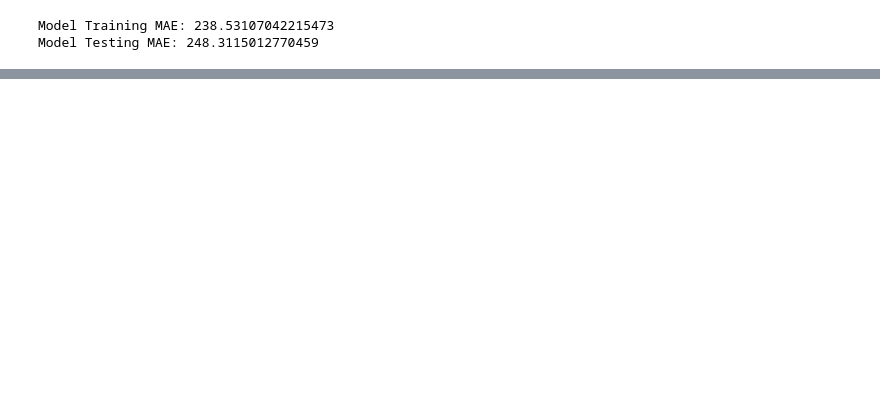
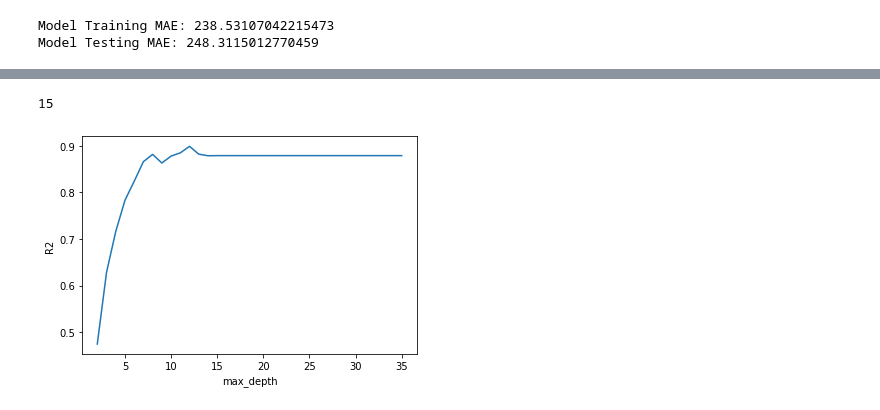
Before and after one commit to LarsonBodden/Car-Purchasing-Model, a Jupyter notebook: Car_Purchasing_Model_Project_.ipynb, the cells around one changed output, grey strips where cells are left out. Cells and saved outputs as stored; diff of their text form; code cells hidden in the pictures; blank space fills up the shorter version.

```diff
--- a/Car_Purchasing_Model_Project_.ipynb
+++ b/Car_Purchasing_Model_Project_.ipynb
@@ -329,0 +418,5 @@ def eval_classification(model, X_train, X_test, y_train, y_test):
+# %%
+# Decision Tree Model
+dec_tree = DecisionTreeRegressor(random_state = 42)
+# %%
+dec_tree.fit(x_train, y_train)
@@ -329,0 +428,6 @@ def eval_classification(model, X_train, X_test, y_train, y_test):
+# %%
+# evaluate the model
+train_score = dec_tree.score(x_train, y_train)
+test_score = dec_tree.score(x_test, y_test)
+print(train_score)
+print(test_score)
@@ -329,0 +454,25 @@ def eval_classification(model, X_train, X_test, y_train, y_test):
+# %%
+# What was the depth of our default tree?
+dec_tree.get_depth()
+# %% [output]
+15
+# %%
+# List of values to try for max_depth:
+depths = list(range(2, 36)) # will try every value between 2 and 36
+# Data frame to store the score for each value of max_depth:
+scores = pd.DataFrame(index=depths, columns=['Test Score','Train Score'])
+for depth in depths:
+    dec_tree = DecisionTreeRegressor(max_depth=depth, random_state=42)
+    dec_tree.fit(x_train, y_train)
+    train_score = dec_tree.score(x_train, y_train)
+    test_score = dec_tree.score(x_test, y_test)
+    scores.loc[depth, 'Train Score'] = train_score
+    scores.loc[depth, 'Test Score'] = test_score
+# %%
+# Visualize which max_depth leads to the highest r2 score
+import matplotlib.pyplot as plt
+plt.plot(depths, scores['Test Score'])
+plt.xlabel('max_depth')
+plt.ylabel('R2');
+# %% [output]
+[figure, added]
```
Also changed, not shown: parts of 50 cells of this notebook.
